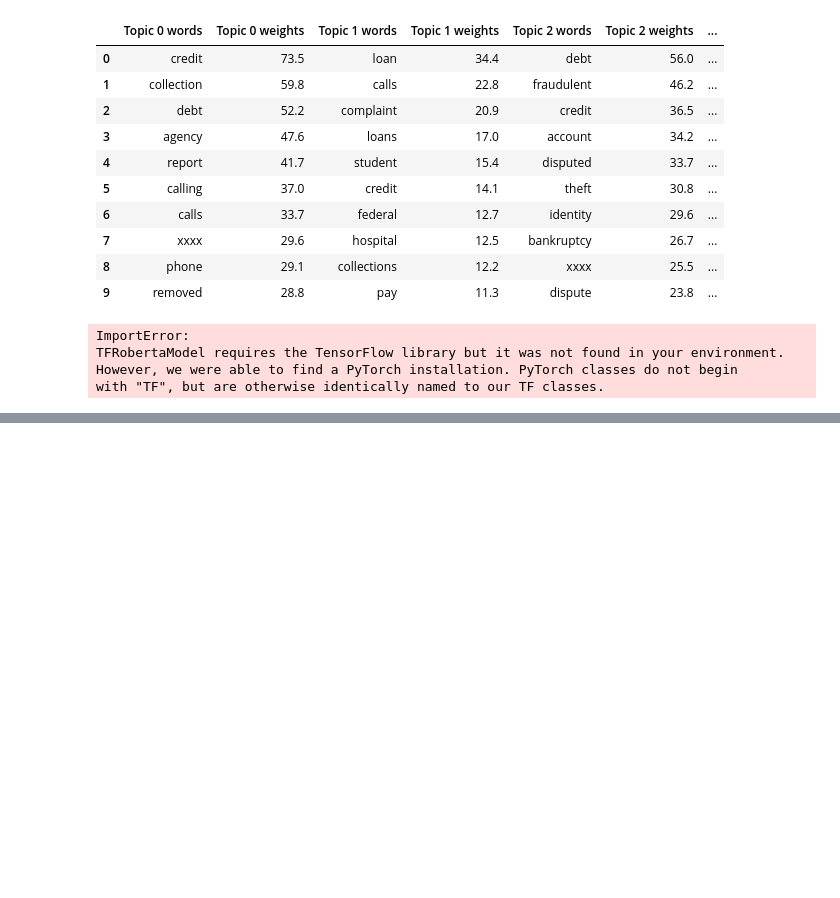
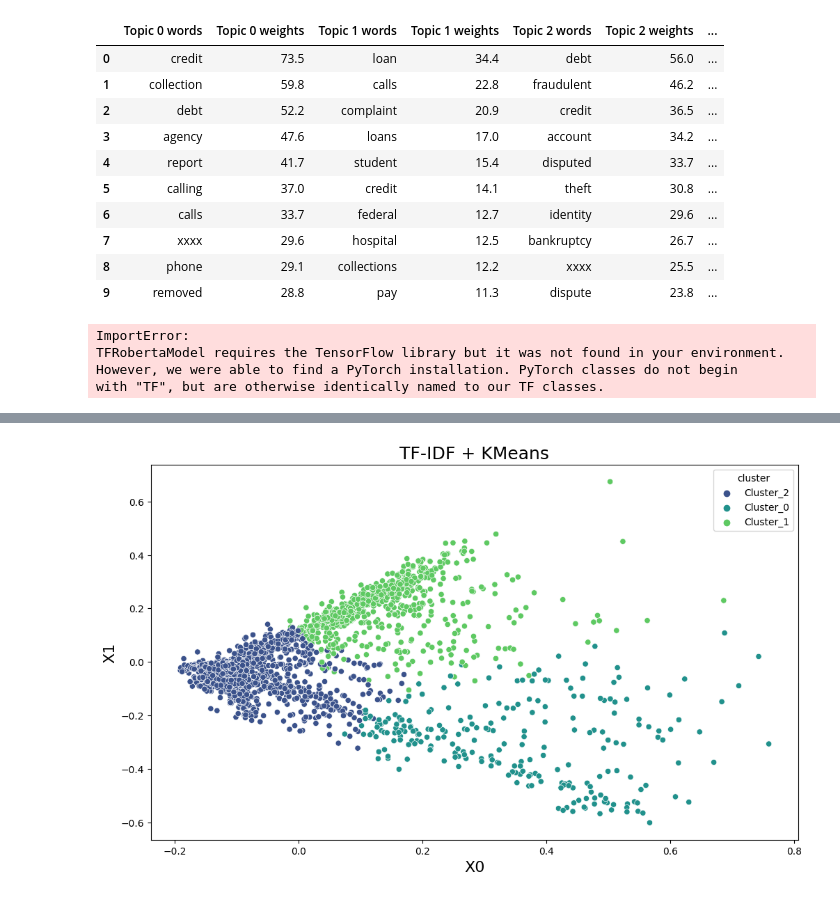
Before and after one commit to ret7020/MoscowMastersWorkflow, a Jupyter notebook: ComplaintWork/CD.ipynb, the cells around one changed output, grey strips where cells are left out. Saved outputs shown, nothing was run; the diff lists cells and outputs as text; code cells hidden in the pictures; blank space fills up the shorter version.

```diff
--- a/ComplaintWork/CD.ipynb
+++ b/ComplaintWork/CD.ipynb
@@ -443,0 +450,14 @@ with "TF", but are otherwise identically named to our TF classes.
+# %%
+from sklearn.decomposition import PCA
+
+
+pca = PCA(n_components=2, random_state=42)
+
+pca_vecs = pca.fit_transform(dtm.toarray())
+
+x0 = pca_vecs[:, 0]
+x1 = pca_vecs[:, 1]
+# %%
+complaints['cluster'] = clusters
+complaints['cluster_x0'] = x0
+complaints['cluster_x1'] = x1
@@ -443,0 +483,5 @@ with "TF", but are otherwise identically named to our TF classes.
+# %%
+cluster_map = {0: "Cluster_0", 1: "Cluster_1", 2: "Cluster_2", 3: "Cluster_3", 4: "Cluster_4"}
+# %%
+complaints['cluster'] = complaints['cluster'].map(cluster_map)
+complaints.head()
@@ -443,0 +496,9 @@ with "TF", but are otherwise identically named to our TF classes.
+# %%
+plt.figure(figsize=(12, 7))
+plt.title("TF-IDF + KMeans", fontdict={"fontsize": 18})
+plt.xlabel("X0", fontdict={"fontsize": 16})
+plt.ylabel("X1", fontdict={"fontsize": 16})
+sns.scatterplot(data=complaints, x='cluster_x0', y='cluster_x1', hue='cluster', palette="viridis")
+plt.show()
+# %% [output]
+[figure, added]
```
Also changed, not shown: parts of 4 cells of this notebook.
